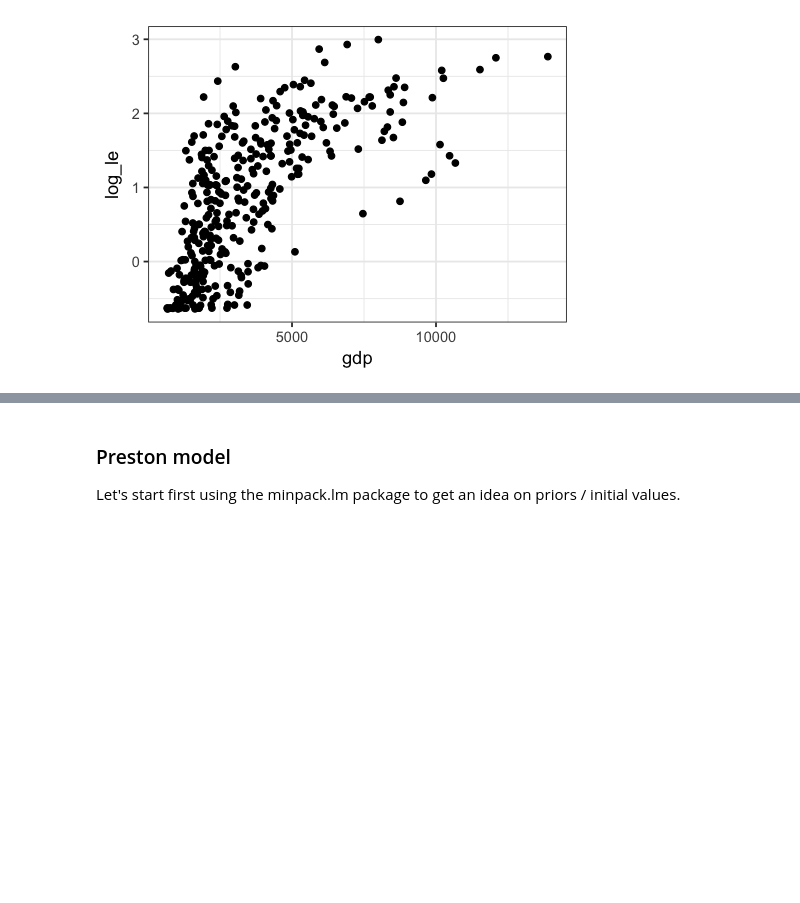
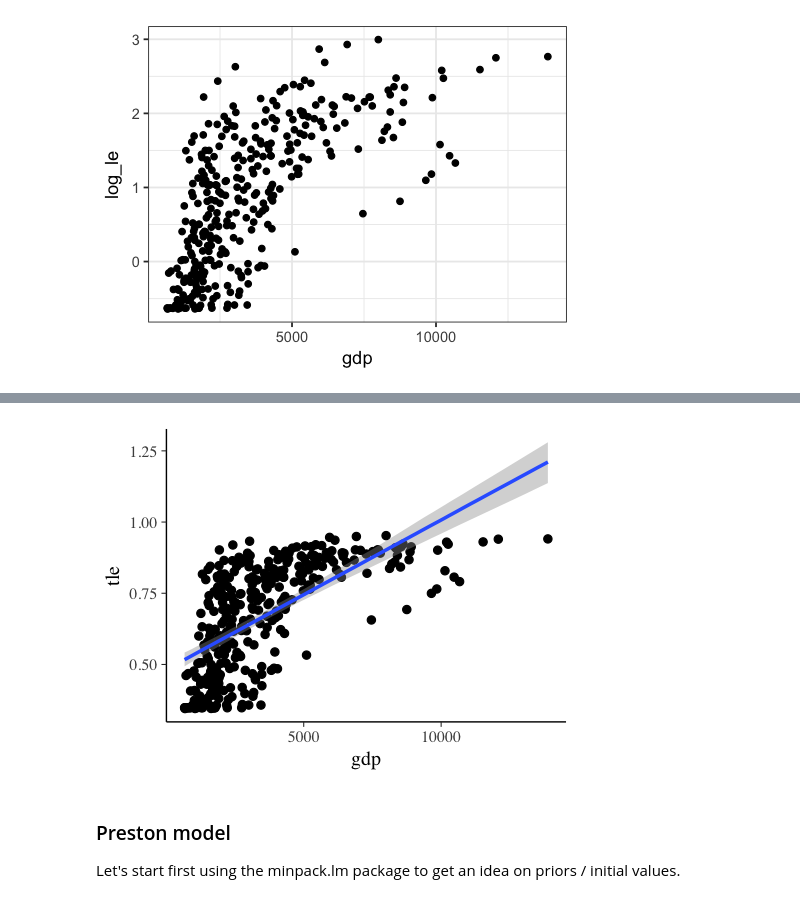
Before and after one commit to sdaza/lambda, a Jupyter notebook: notebooks/non_linear_model_stan.ipynb, the cells around one changed output, grey strips where cells are left out. Cells and saved outputs as stored; diff of their text form; code cells hidden in the pictures; blank space fills up the shorter version.

```diff
--- a/notebooks/non_linear_model_stan.ipynb
+++ b/notebooks/non_linear_model_stan.ipynb
@@ -36,0 +39,2 @@ ggplot(df, aes(x=gdp, y=log_le)) + geom_point() + theme_bw()
+# %%
+linear =  brm(formula = tle ~ gdp, data = df, chains=1)
@@ -37,3 +88,7 @@ ggplot(df, aes(x=gdp, y=log_le)) + geom_point() + theme_bw()
+# %%
+plot(marginal_effects(linear), points = TRUE)
+# %% [output]
+[figure, added]
 # %% [markdown]
 ### Preston model
 
```
Also changed, not shown: parts of 13 cells of this notebook.
